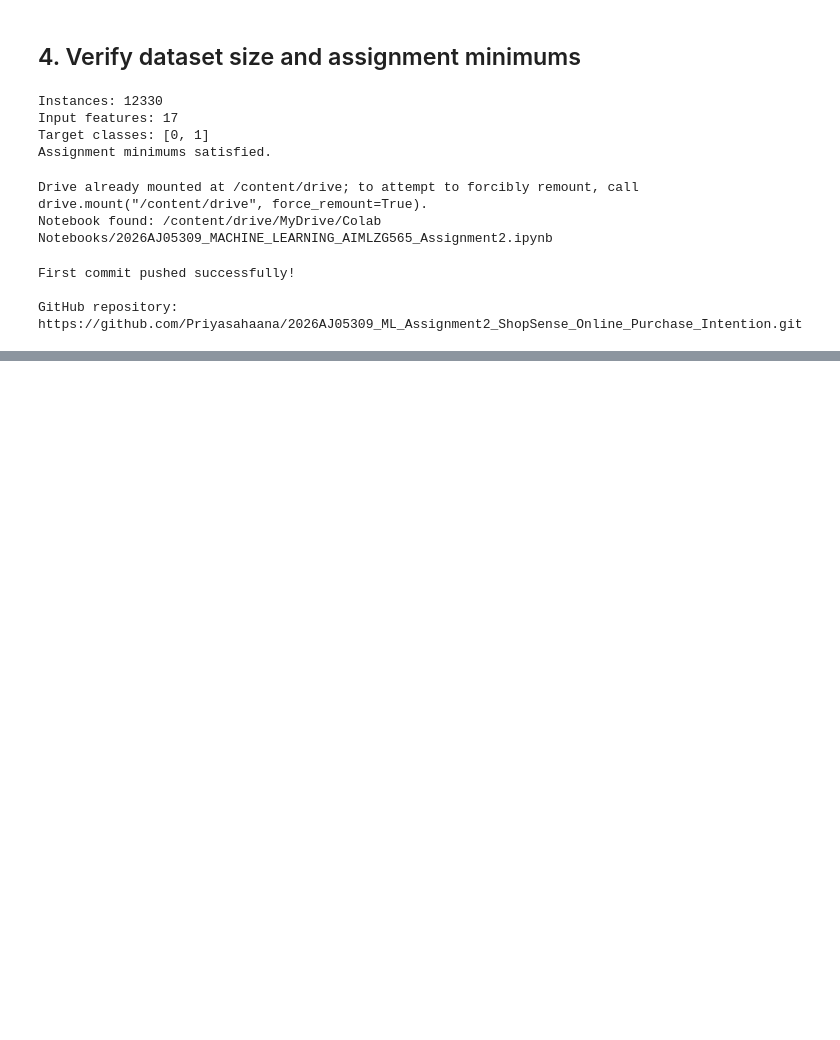
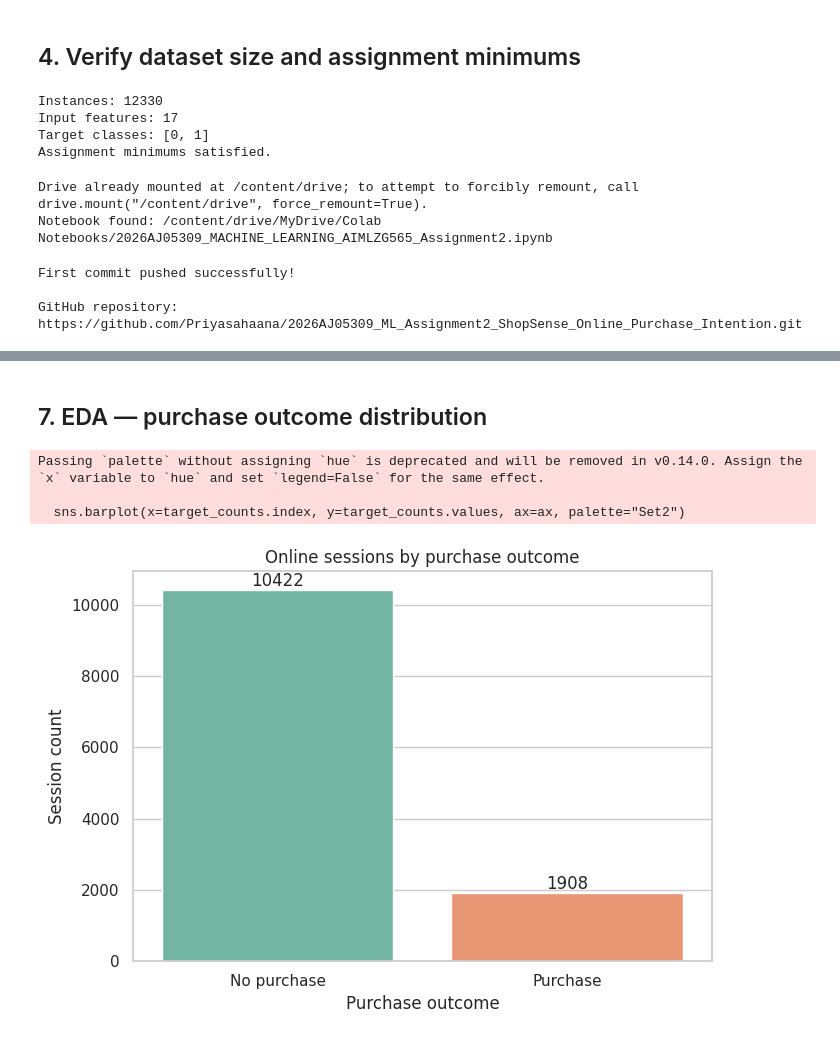
Before and after one commit to Priyasahaana/2026AJ05309_ML_Assignment2_ShopSense_Online_Purchase_Intention, a Jupyter notebook: 2026AJ05309_MACHINE_LEARNING_AIMLZG565_Assignment2.ipynb, the cells around one changed output, grey strips where cells are left out. Drawn from its saved outputs; the diff is of its cells as text; code cells hidden in the pictures; blank space fills up the shorter version.

```diff
--- a/2026AJ05309_MACHINE_LEARNING_AIMLZG565_Assignment2.ipynb
+++ b/2026AJ05309_MACHINE_LEARNING_AIMLZG565_Assignment2.ipynb
@@ -277,0 +346,17 @@ https://github.com/Priyasahaana/2026AJ05309_ML_Assignment2_ShopSense_Online_Purc
+# %% [markdown]
+## 7. EDA — purchase outcome distribution
+# %%
+fig, ax = plt.subplots(figsize=(7, 5))
+target_counts = df["Revenue"].map({0:"No purchase", 1:"Purchase"}).value_counts()
+sns.barplot(x=target_counts.index, y=target_counts.values, ax=ax, palette="Set2")
+ax.set(title="Online sessions by purchase outcome", xlabel="Purchase outcome", ylabel="Session count")
+for container in ax.containers:
+    ax.bar_label(container, fmt="%.0f")
+plt.tight_layout()
+plt.savefig(ASSET_DIR / "target_distribution.png", dpi=220, bbox_inches="tight")
+plt.show()
+# %% [output]
+Passing `palette` without assigning `hue` is deprecated and will be removed in v0.14.0. Assign the `x` variable to `hue` and set `legend=False` for the same effect.
+
+  sns.barplot(x=target_counts.index, y=target_counts.values, ax=ax, palette="Set2")
+[figure, added]
```
Also changed, not shown: parts of 10 cells of this notebook.
